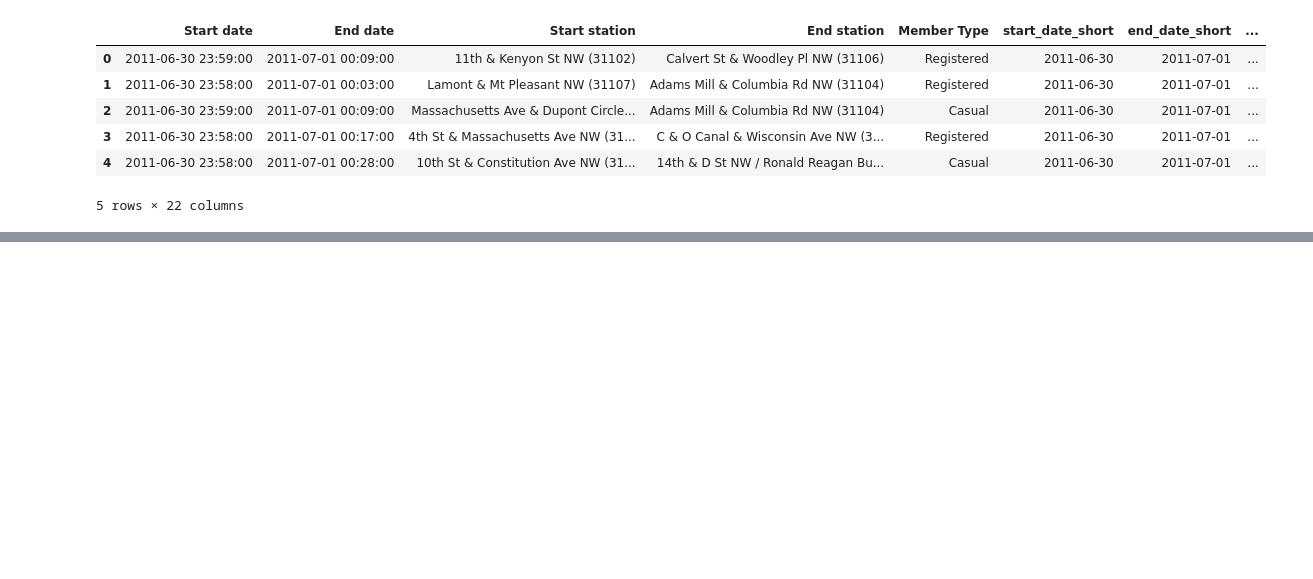
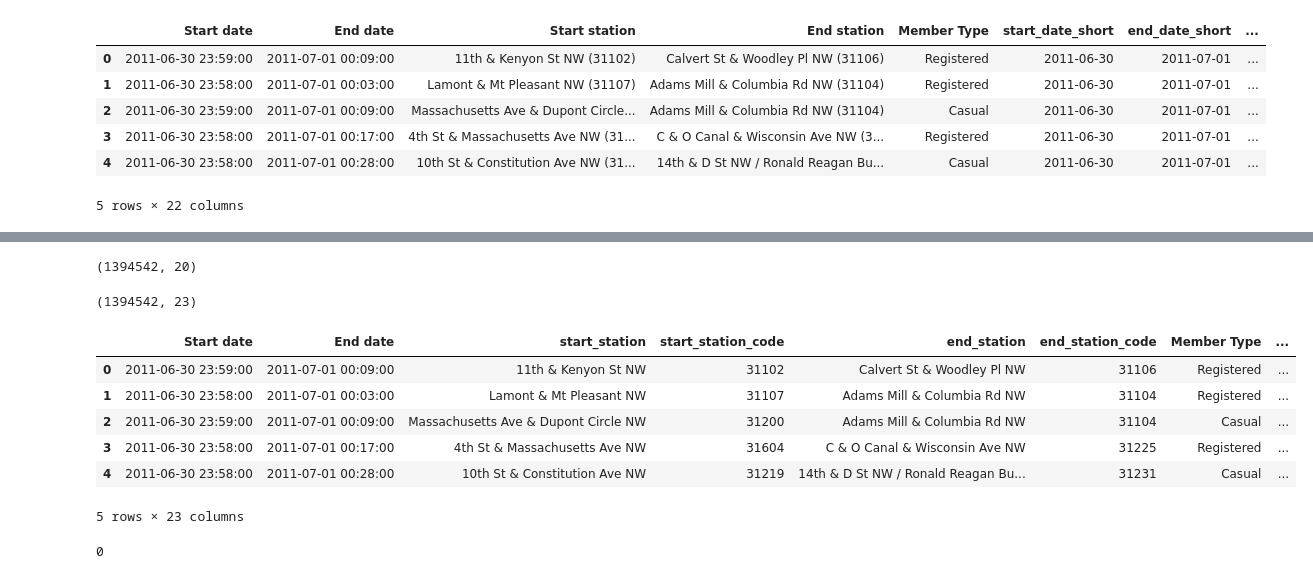
Before and after one commit to mcassi17/Bikeshare_Lat_Lon, a Jupyter notebook: Lat_Lon_work.ipynb, the cells around one changed output, grey strips where cells are left out. Drawn from its saved outputs; the diff is of its cells as text; code cells hidden in the pictures; blank space fills up the shorter version.

```diff
--- a/Lat_Lon_work.ipynb
+++ b/Lat_Lon_work.ipynb
@@ -74,6 +77,8 @@ len(lat_lon)
 small['end_station'], small['end_station_code'] = small['End station'].str.split("(", 1).str
 # %%
 small['end_station_code'] = small['end_station_code'].str.replace(')', '')
+# %%
+small['end_station'] = small['end_station'].str.strip()
 # %%
 small.head()
 # %% [output]
@@ -86,0 +113,43 @@ small.head()
+# %%
+list_cols = ['Start date',
+ 'End date',
+ 'start_station',
+ 'start_station_code',
+ 'end_station',
+ 'end_station_code',
+ 'Member Type',
+ 'start_date_short',
+ 'end_date_short',
+ 'time_diff',
+ 'season',
+ 'mnth',
+ 'holiday',
+ 'weekday',
+ 'workingday',
+ 'weathersit',
+ 'temp',
+ 'atemp',
+ 'hum',
+ 'windspeed']
+# %%
+small = small[list_cols]
+# %%
+small.shape
+# %% [output]
+(1394542, 20)
+# %%
+merged_data = pd.merge(small, lat_lon, how='left', left_on='start_station', right_on='ADDRESS')
+# %%
+merged_data.shape
+# %% [output]
+(1394542, 23)
+# %%
+merged_data.head()
+# %% [output]
+|  | Start date | End date | start_station | start_station_code | end_station | end_station_code | Member Type | ... |
+| 0 | 2011-06-30 23:59:00 | 2011-07-01 00:09:00 | 11th & Kenyon St NW | 31102 | Calvert St & Woodley Pl NW | 31106 | Registered | ... |
+| 1 | 2011-06-30 23:58:00 | 2011-07-01 00:03:00 | Lamont & Mt Pleasant NW | 31107 | Adams Mill & Columbia Rd NW | 31104 | Registered | ... |
+| 2 | 2011-06-30 23:59:00 | 2011-07-01 00:09:00 | Massachusetts Ave & Dupont Circle NW | 31200 | Adams Mill & Columbia Rd NW | 31104 | Casual | ... |
+| 3 | 2011-06-30 23:58:00 | 2011-07-01 00:17:00 | 4th St & Massachusetts Ave NW | 31604 | C & O Canal & Wisconsin Ave NW | 31225 | Registered | ... |
+| 4 | 2011-06-30 23:58:00 | 2011-07-01 00:28:00 | 10th St & Constitution Ave NW | 31219 | 14th & D St NW / Ronald Reagan Bu... | 31231 | Casual | ... |
+5 rows × 23 columns
@@ -86,0 +158,4 @@ small.head()
+# %%
+sum(merged_data['LONGITUDE'].isnull())
+# %% [output]
+0
```
Also changed, not shown: parts of 29 cells of this notebook.
